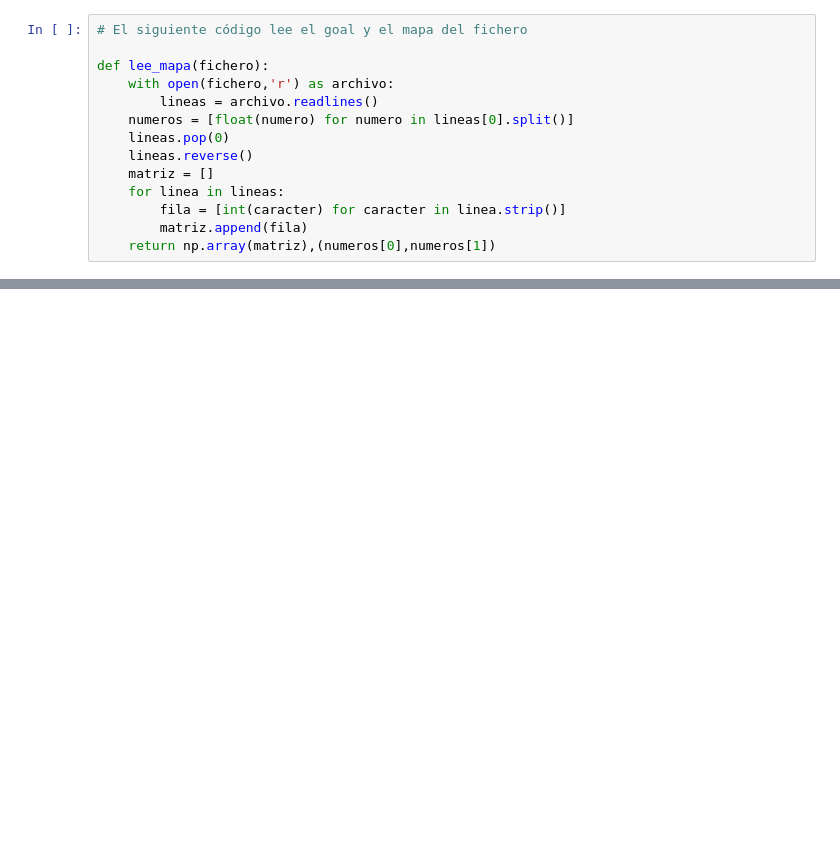
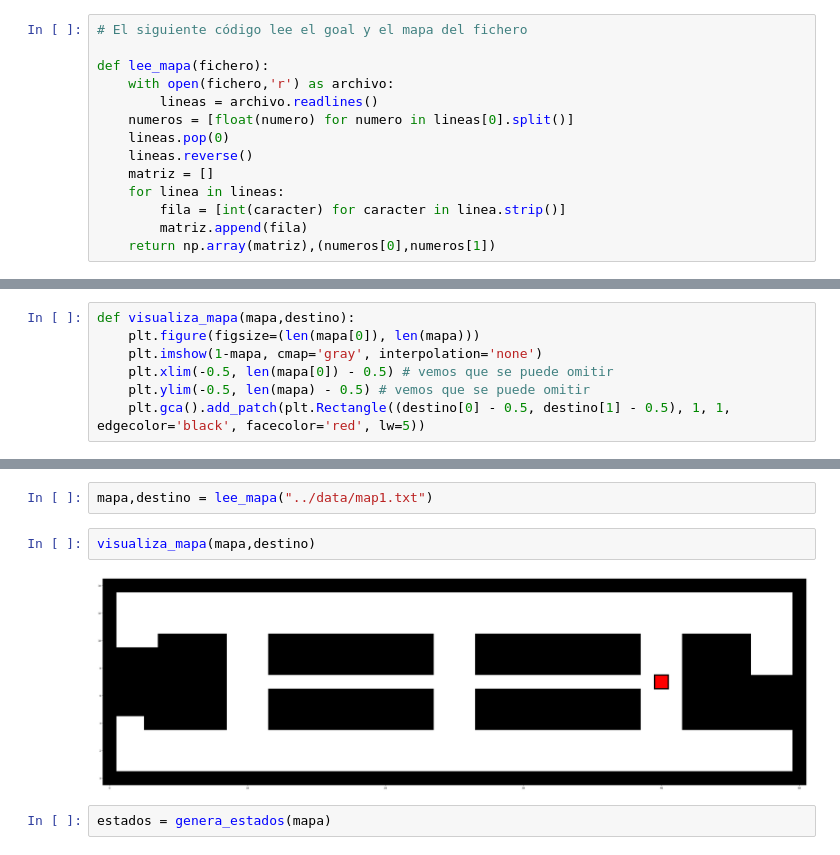
Before and after one commit to rgavira123/AprendizajeRefuerzUS, a Jupyter notebook: src/Q_Learning.ipynb, the cells around one changed output, grey strips where cells are left out. Cells and saved outputs as stored; diff of their text form; blank space fills up the shorter version.

```diff
--- a/src/Q_Learning.ipynb
+++ b/src/Q_Learning.ipynb
@@ -21,0 +20,7 @@ FileNotFoundError: [Errno 2] No such file or directory: 'data/map1.txt'
+# %%
+def visualiza_mapa(mapa,destino):
+    plt.figure(figsize=(len(mapa[0]), len(mapa)))
+    plt.imshow(1-mapa, cmap='gray', interpolation='none')
+    plt.xlim(-0.5, len(mapa[0]) - 0.5) # vemos que se puede omitir
+    plt.ylim(-0.5, len(mapa) - 0.5) # vemos que se puede omitir
+    plt.gca().add_patch(plt.Rectangle((destino[0] - 0.5, destino[1] - 0.5), 1, 1, edgecolor='black', facecolor='red', lw=5))
@@ -21,0 +137,8 @@ FileNotFoundError: [Errno 2] No such file or directory: 'data/map1.txt'
+# %%
+mapa,destino = lee_mapa("../data/map1.txt")
+# %%
+visualiza_mapa(mapa,destino)
+# %% [output]
+[figure, added]
+# %%
+estados = genera_estados(mapa)
```
Also changed, not shown: parts of 26 cells of this notebook.
